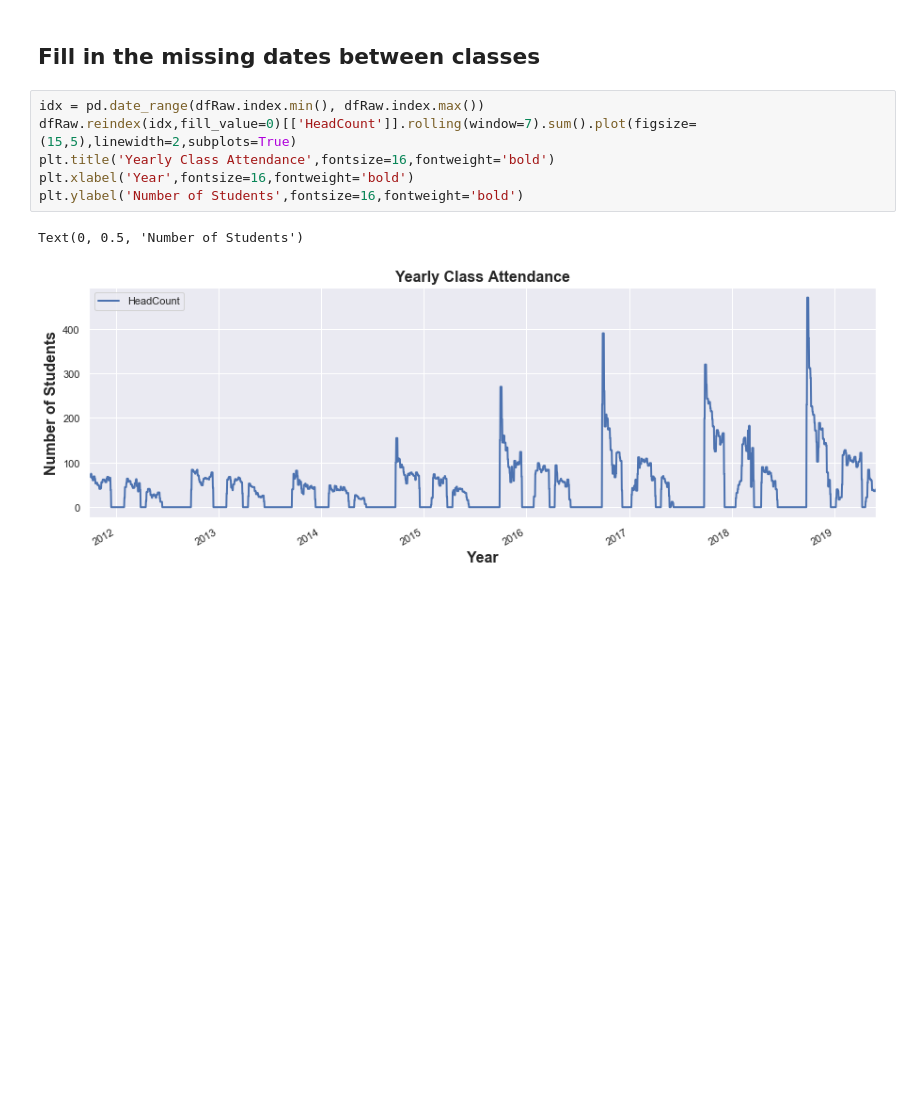
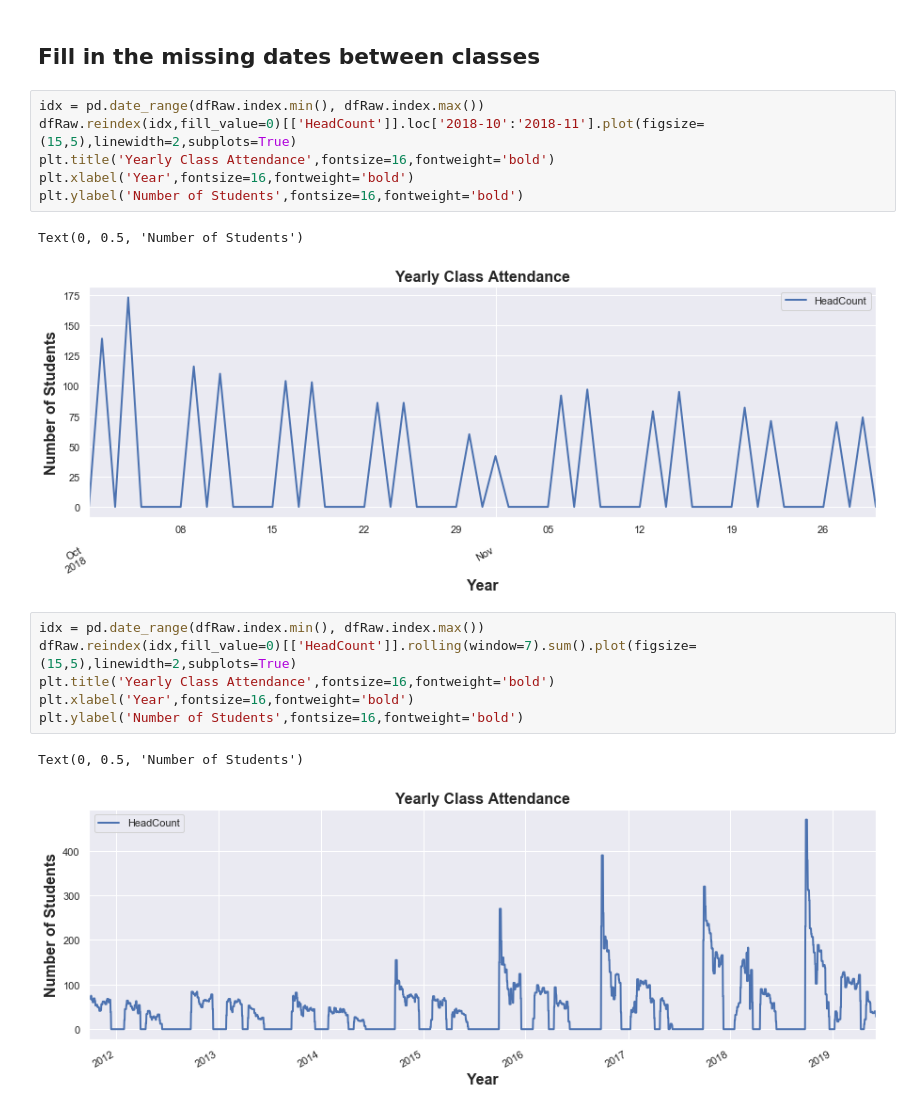
Before and after one commit to chris-pickford/TimeSeriesKb, a Jupyter notebook: Jupyter/main.ipynb, the cells around one changed output. Cells and saved outputs as stored; diff of their text form; blank space fills up the shorter version.

```diff
--- a/Jupyter/main.ipynb
+++ b/Jupyter/main.ipynb
@@ -111,5 +111,14 @@ Text(0, 0.5, 'Number of Students')
 # %% [markdown]
 ## Fill in the missing dates between classes
+# %%
+idx = pd.date_range(dfRaw.index.min(), dfRaw.index.max())
+dfRaw.reindex(idx,fill_value=0)[['HeadCount']].loc['2018-10':'2018-11'].plot(figsize=(15,5),linewidth=2,subplots=True)
+plt.title('Yearly Class Attendance',fontsize=16,fontweight='bold')
+plt.xlabel('Year',fontsize=16,fontweight='bold')
+plt.ylabel('Number of Students',fontsize=16,fontweight='bold')
+# %% [output]
+Text(0, 0.5, 'Number of Students')
+[figure, added]
 # %%
 idx = pd.date_range(dfRaw.index.min(), dfRaw.index.max())
 dfRaw.reindex(idx,fill_value=0)[['HeadCount']].rolling(window=7).sum().plot(figsize=(15,5),linewidth=2,subplots=True)
```
Also changed, not shown: parts of 34 cells of this notebook, 7 other files.
